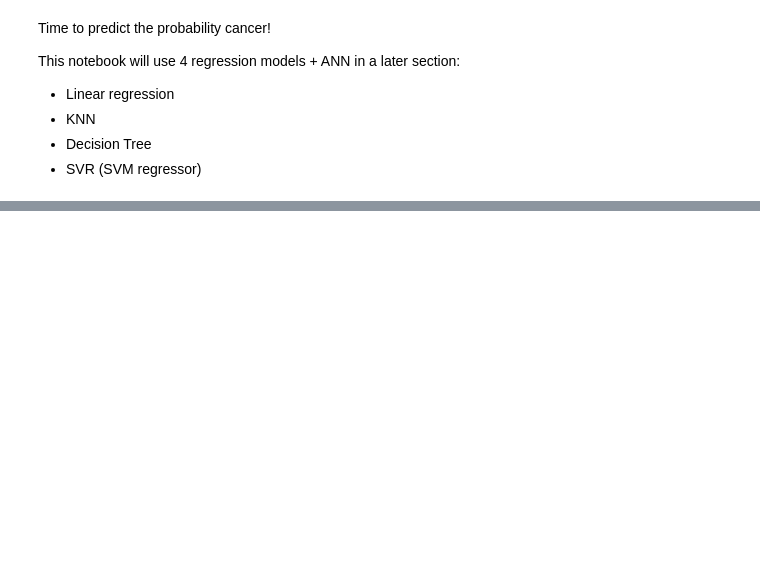
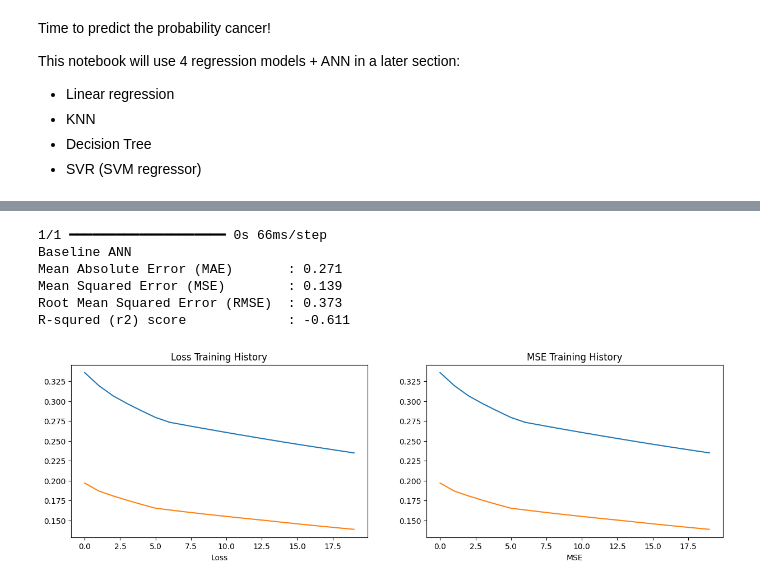
Before and after one commit to leonyi4/dataScienceProjects, a Jupyter notebook: Regression/Cancer-Prediction.ipynb, the cells around one changed output, grey strips where cells are left out. Cells and saved outputs as stored; diff of their text form; code cells hidden in the pictures; blank space fills up the shorter version.

Commit message:
Kaggle Notebook | Cancer Prediction | Version 2

```diff
--- a/Regression/Cancer-Prediction.ipynb
+++ b/Regression/Cancer-Prediction.ipynb
@@ -340,0 +355,35 @@ for index,i in enumerate(preds):
+# %%
+def plot_training(m):
+    # print(model.history.history)
+    losses = {'loss':m.history['loss'],'val_loss':m.history['val_loss']}
+    mse = {'mse':m.history['mse'],"val_mse":m.history['val_mse']}
+    losses_pd = pd.DataFrame(losses)
+    mse_pd = pd.DataFrame(mse)
+
+    fig, axes = plt.subplots(1,2)
+    fig.set_figwidth(15)
+    fig.set_figheight(4)
+    axes[0].plot(losses_pd)
+    axes[0].set_title('Loss Training History')
+    axes[0].set_xlabel('Loss')
+
+    axes[1].plot(mse_pd)
+    axes[1].set_title('MSE Training History')
+    axes[1].set_xlabel('MSE')
+# %%
+set_seed()
+
+baseline_model = tf.keras.Sequential([
+    tf.keras.layers.Dense(5,activation='relu'),
+    tf.keras.layers.Dense(10,activation='relu'),
+    tf.keras.layers.Dense(5,activation='relu'),
+    tf.keras.layers.Dense(1),
+])
+
+baseline_model.compile(loss = tf.keras.losses.mse,
+             optimizer = tf.keras.optimizers.Adam(),
+             metrics=["mse"])
+
+baseline_history = baseline_model.fit(x=X_train,y=y_train,
+                           validation_data = (X_test,y_test),
+                           batch_size = 10,epochs=20)
@@ -340,0 +408,14 @@ for index,i in enumerate(preds):
+# %%
+plot_training(baseline_history)
+
+baseline_y_preds = baseline_model.predict(X_test)
+
+baseline_model_results = evaluate_model(y_test,baseline_y_preds,"Baseline ANN")
+# %% [output]
+1/1 ━━━━━━━━━━━━━━━━━━━━ 0s 66ms/step
+Baseline ANN
+Mean Absolute Error (MAE)       : 0.271
+Mean Squared Error (MSE)        : 0.139
+Root Mean Squared Error (RMSE)  : 0.373
+R-squred (r2) score             : -0.611
+[figure, added]
```
Also changed, not shown: parts of 26 cells of this notebook.
